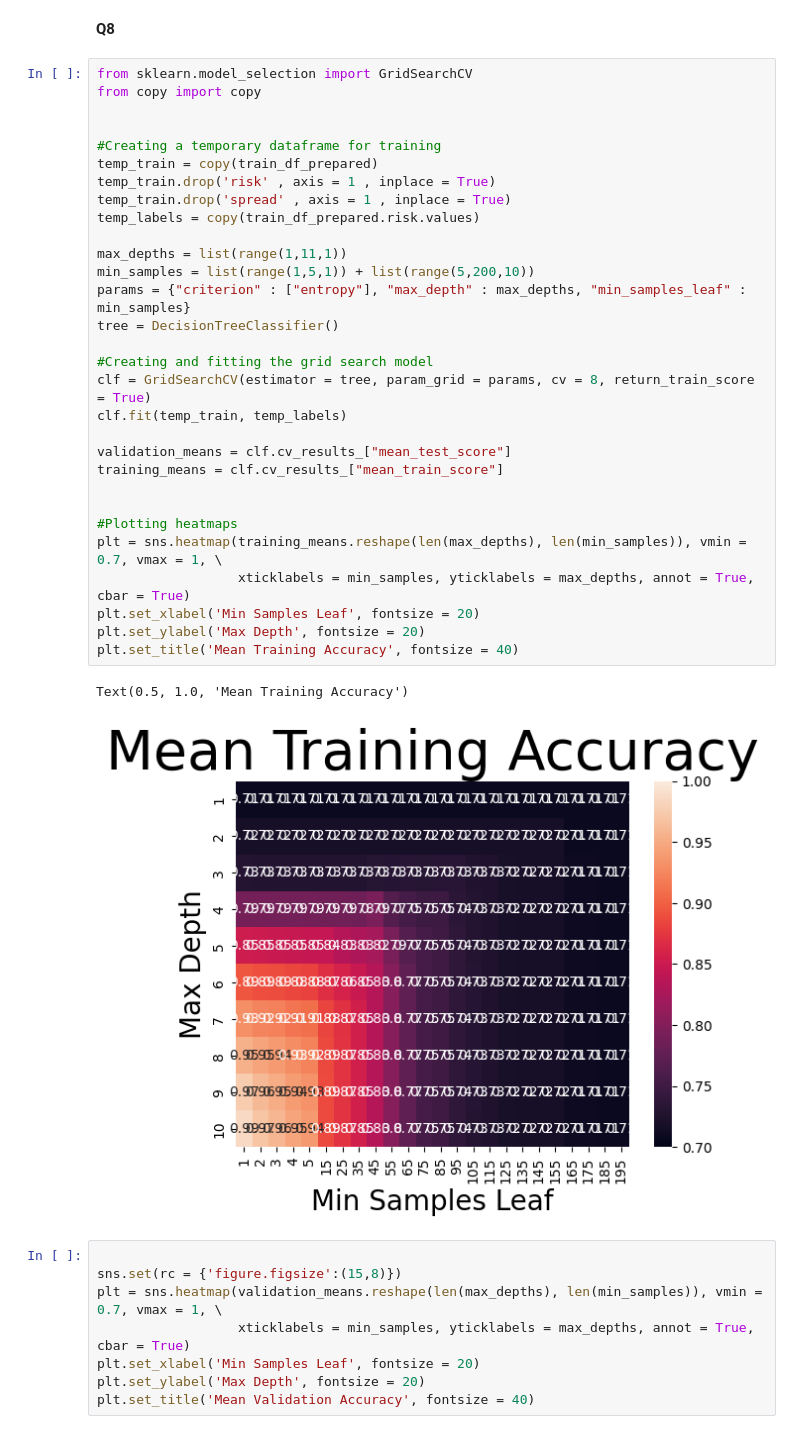
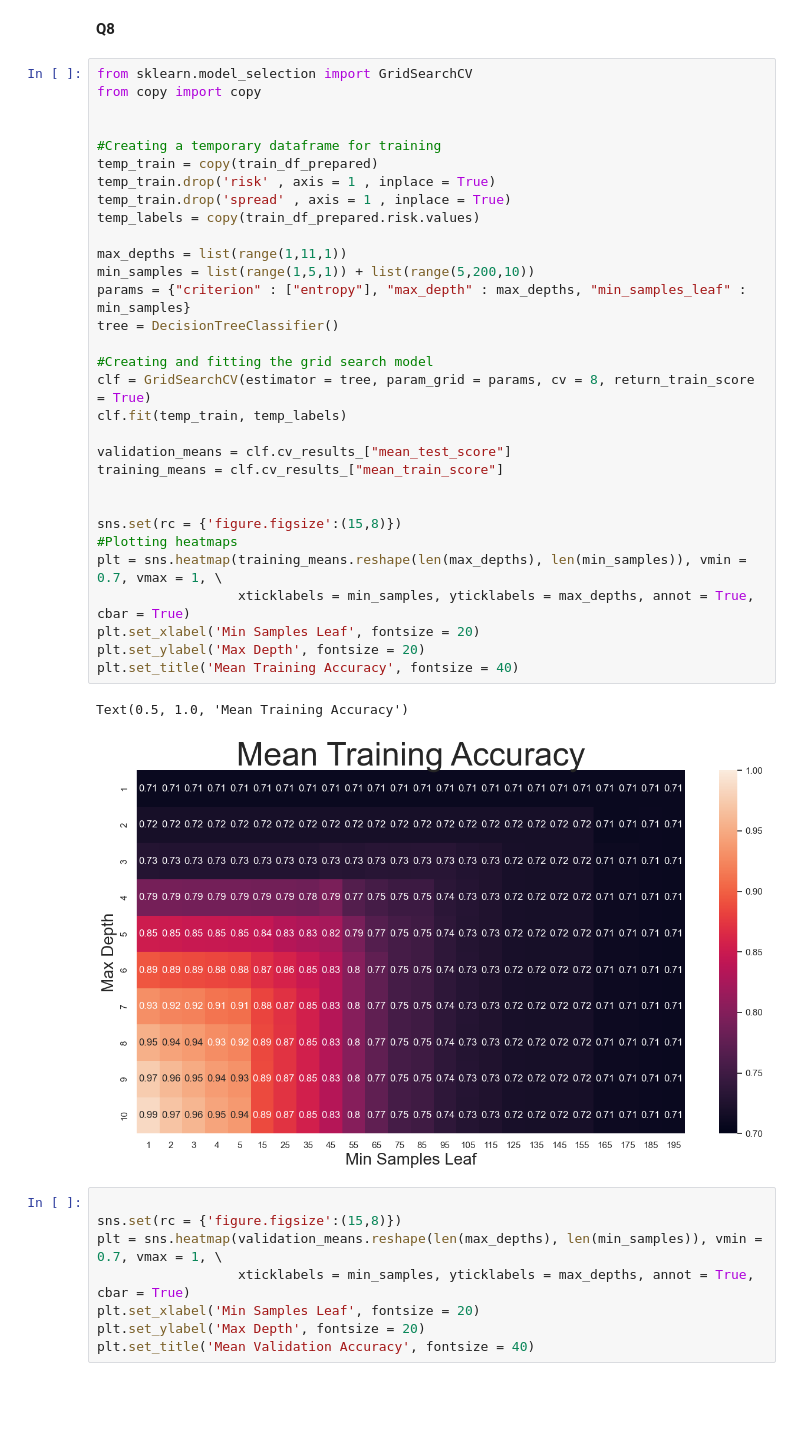
Before and after one commit to JohnHakatan/HW2_ML, a Jupyter notebook: HW2_major.ipynb, the cells around one changed output. Drawn from its saved outputs; the diff is of its cells as text; blank space fills up the shorter version.

```diff
--- a/HW2_major.ipynb
+++ b/HW2_major.ipynb
@@ -199,34 +204,35 @@ from sklearn.model_selection import GridSearchCV
 from copy import copy
 
 
 #Creating a temporary dataframe for training
 temp_train = copy(train_df_prepared)
 temp_train.drop('risk' , axis = 1 , inplace = True)
 temp_train.drop('spread' , axis = 1 , inplace = True)
 temp_labels = copy(train_df_prepared.risk.values)
 
 max_depths = list(range(1,11,1))
 min_samples = list(range(1,5,1)) + list(range(5,200,10))
 params = {"criterion" : ["entropy"], "max_depth" : max_depths, "min_samples_leaf" : min_samples}
 tree = DecisionTreeClassifier()
 
 #Creating and fitting the grid search model
 clf = GridSearchCV(estimator = tree, param_grid = params, cv = 8, return_train_score = True)
 clf.fit(temp_train, temp_labels)
 
 validation_means = clf.cv_results_["mean_test_score"]
 training_means = clf.cv_results_["mean_train_score"]
 
 
+sns.set(rc = {'figure.figsize':(15,8)})
 #Plotting heatmaps
 plt = sns.heatmap(training_means.reshape(len(max_depths), len(min_samples)), vmin = 0.7, vmax = 1, \
                   xticklabels = min_samples, yticklabels = max_depths, annot = True, cbar = True)
 plt.set_xlabel('Min Samples Leaf', fontsize = 20)
 plt.set_ylabel('Max Depth', fontsize = 20)
 plt.set_title('Mean Training Accuracy', fontsize = 40)
 # %% [output]
 Text(0.5, 1.0, 'Mean Training Accuracy')
-[figure, old version]
+[figure, new version]
 # %%
 
 sns.set(rc = {'figure.figsize':(15,8)})
```
Also changed, not shown: parts of 13 cells of this notebook, 2 other files.
